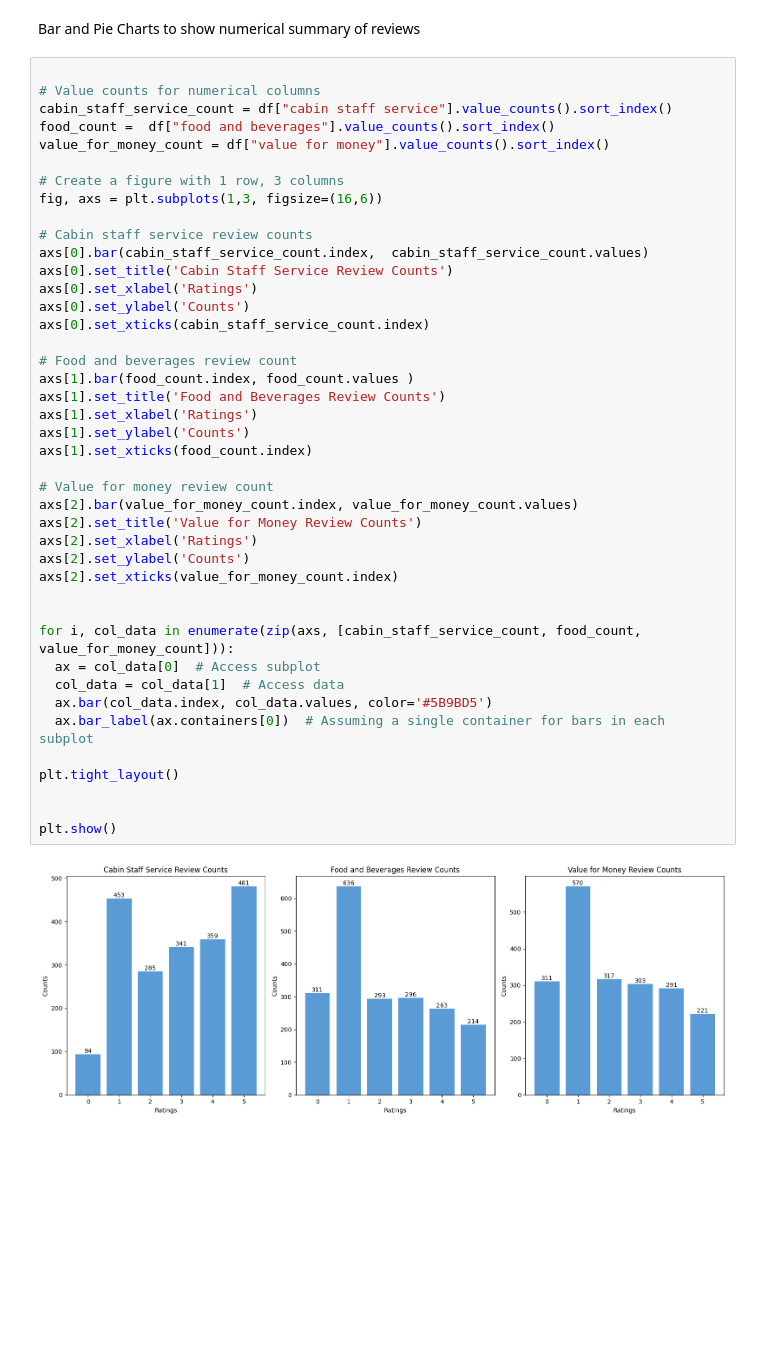
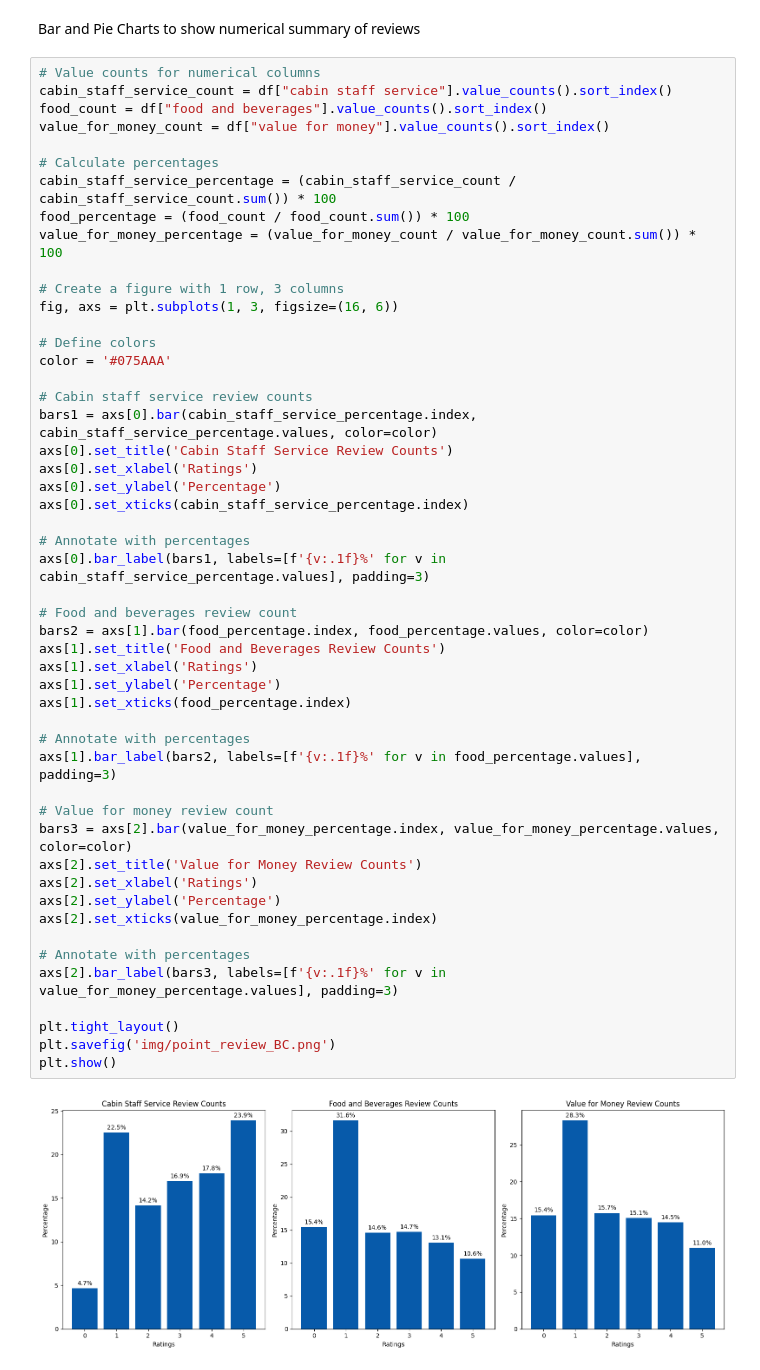
Before and after one commit to Ukomah/Customer-sentiment-analysis-for-british-airways-reviews, a Jupyter notebook: ba_reviews_analysis.ipynb, the cells around one changed output. Cells and saved outputs as stored; diff of their text form; blank space fills up the shorter version.

```diff
--- a/ba_reviews_analysis.ipynb
+++ b/ba_reviews_analysis.ipynb
@@ -75,49 +124,57 @@ Name: count, Length: 149, dtype: int64
 # %% [markdown]
 Bar and Pie Charts to show numerical summary of reviews
 # %%
-
 # Value counts for numerical columns
 cabin_staff_service_count = df["cabin staff service"].value_counts().sort_index()
-food_count =  df["food and beverages"].value_counts().sort_index()
+food_count = df["food and beverages"].value_counts().sort_index()
 value_for_money_count = df["value for money"].value_counts().sort_index()
 
+# Calculate percentages
+cabin_staff_service_percentage = (cabin_staff_service_count / cabin_staff_service_count.sum()) * 100
+food_percentage = (food_count / food_count.sum()) * 100
+value_for_money_percentage = (value_for_money_count / value_for_money_count.sum()) * 100
+
 # Create a figure with 1 row, 3 columns
-fig, axs = plt.subplots(1,3, figsize=(16,6))
+fig, axs = plt.subplots(1, 3, figsize=(16, 6))
+
+# Define colors
+color = '#075AAA'
 
 # Cabin staff service review counts
-axs[0].bar(cabin_staff_service_count.index,  cabin_staff_service_count.values)
+bars1 = axs[0].bar(cabin_staff_service_percentage.index, cabin_staff_service_percentage.values, color=color)
 axs[0].set_title('Cabin Staff Service Review Counts')
 axs[0].set_xlabel('Ratings')
-axs[0].set_ylabel('Counts')
-axs[0].set_xticks(cabin_staff_service_count.index)
+axs[0].set_ylabel('Percentage')
+axs[0].set_xticks(cabin_staff_service_percentage.index)
+
+# Annotate with percentages
+axs[0].bar_label(bars1, labels=[f'{v:.1f}%' for v in cabin_staff_service_percentage.values], padding=3)
 
 # Food and beverages review count
-axs[1].bar(food_count.index, food_count.values )
+bars2 = axs[1].bar(food_percentage.index, food_percentage.values, color=color)
 axs[1].set_title('Food and Beverages Review Counts')
 axs[1].set_xlabel('Ratings')
-axs[1].set_ylabel('Counts')
-axs[1].set_xticks(food_count.index)
+axs[1].set_ylabel('Percentage')
+axs[1].set_xticks(food_percentage.index)
+
+# Annotate with percentages
+axs[1].bar_label(bars2, labels=[f'{v:.1f}%' for v in food_percentage.values], padding=3)
 
 # Value for money review count
-axs[2].bar(value_for_money_count.index, value_for_money_count.values)
+bars3 = axs[2].bar(value_for_money_percentage.index, value_for_money_percentage.values, color=color)
 axs[2].set_title('Value for Money Review Counts')
 axs[2].set_xlabel('Ratings')
-axs[2].set_ylabel('Counts')
-axs[2].set_xticks(value_for_money_count.index)
+axs[2].set_ylabel('Percentage')
+axs[2].set_xticks(value_for_money_percentage.index)
 
-
-for i, col_data in enumerate(zip(axs, [cabin_staff_service_count, food_count, value_for_money_count])):
-  ax = col_data[0]  # Access subplot
-  col_data = col_data[1]  # Access data
-  ax.bar(col_data.index, col_data.values, color='#5B9BD5')
-  ax.bar_label(ax.containers[0])  # Assuming a single container for bars in each subplot
+# Annotate with percentages
+axs[2].bar_label(bars3, labels=[f'{v:.1f}%' for v in value_for_money_percentage.values], padding=3)
 
 plt.tight_layout()
-
-
+plt.savefig('img/point_review_BC.png')
 plt.show()
 # %% [output]
-[figure, old version]
+[figure, new version]
 # %%
 # Count the occurrences of 'yes' and 'no' from the recommend column
 recommend_counts = df['recommend'].value_counts()
```
Also changed, not shown: parts of 9 cells of this notebook.
